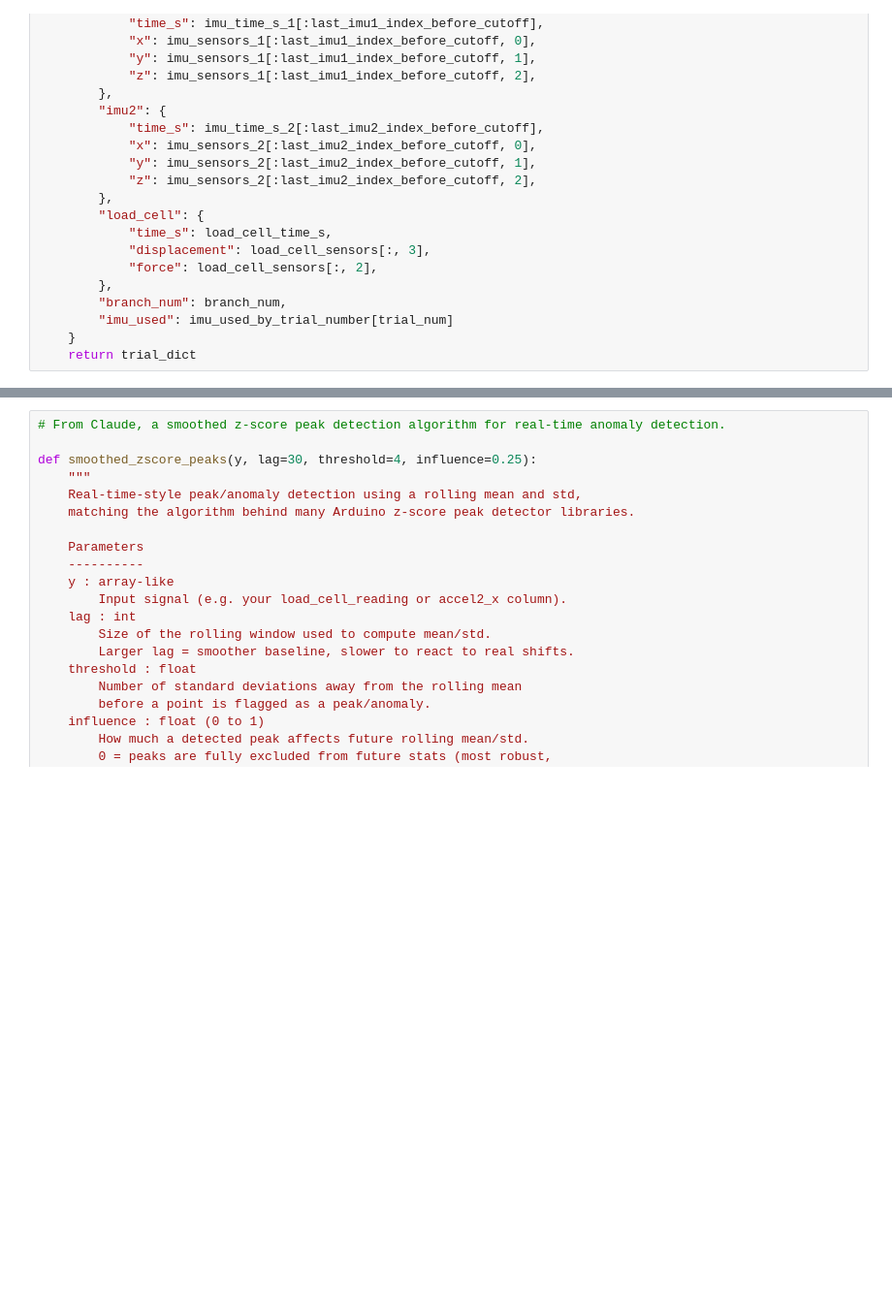
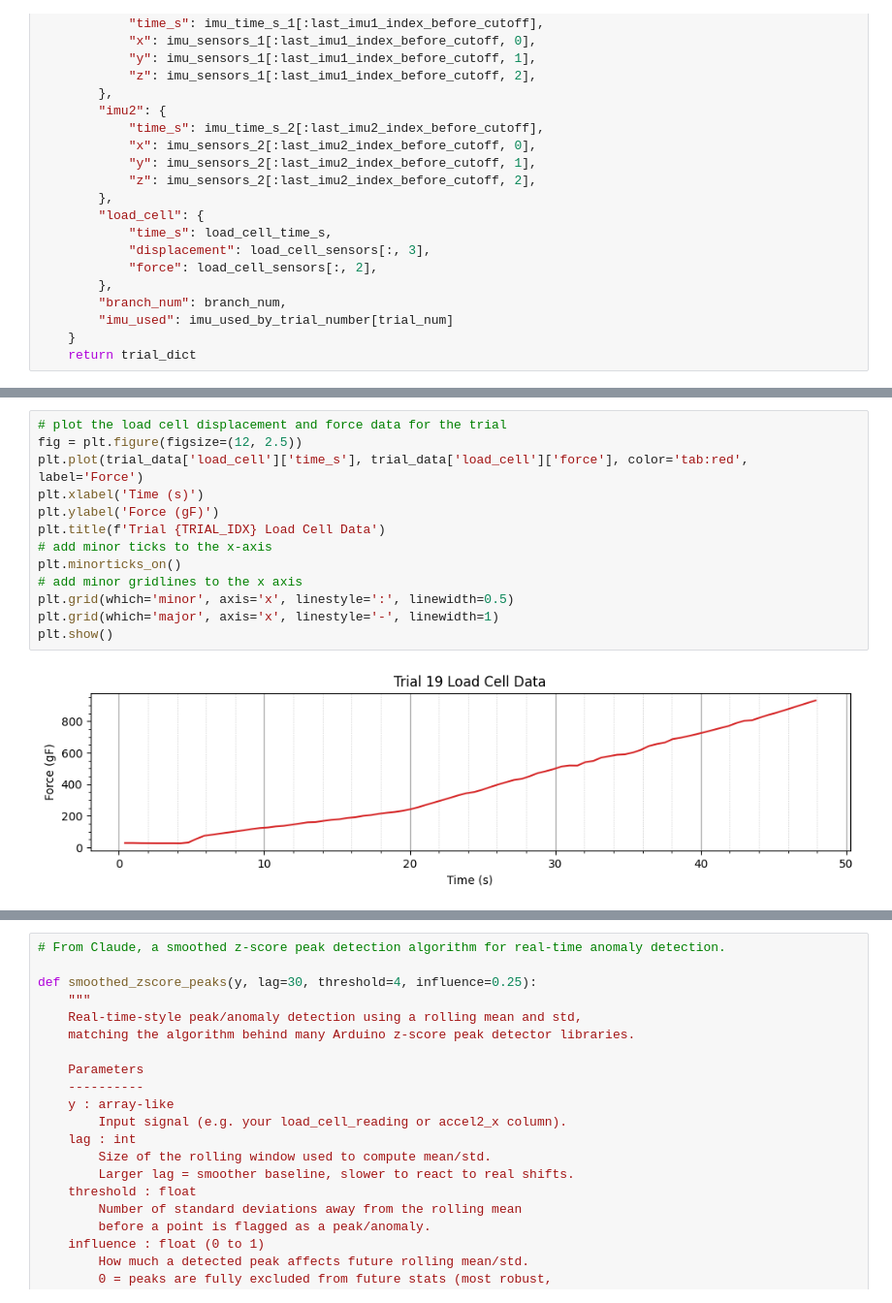
Before and after one commit to Intelligent-Machines-and-Materials-Lab/MuJoCoBlueberryModeling, a Jupyter notebook: src/imu_fft_analysis.ipynb, the cells around one changed output, grey strips where cells are left out. Shown at 97% size. Drawn from its saved outputs; the diff is of its cells as text; blank space fills up the shorter version.

```diff
--- a/src/imu_fft_analysis.ipynb
+++ b/src/imu_fft_analysis.ipynb
@@ -182,0 +204,15 @@ plt.show()
+# %%
+# plot the load cell displacement and force data for the trial
+fig = plt.figure(figsize=(12, 2.5))
+plt.plot(trial_data['load_cell']['time_s'], trial_data['load_cell']['force'], color='tab:red', label='Force')
+plt.xlabel('Time (s)')
+plt.ylabel('Force (gF)')
+plt.title(f'Trial {TRIAL_IDX} Load Cell Data')
+# add minor ticks to the x-axis
+plt.minorticks_on()
+# add minor gridlines to the x axis
+plt.grid(which='minor', axis='x', linestyle=':', linewidth=0.5)
+plt.grid(which='major', axis='x', linestyle='-', linewidth=1)
+plt.show()
+# %% [output]
+[figure, added]
```
Also changed, not shown: parts of 5 cells of this notebook.
